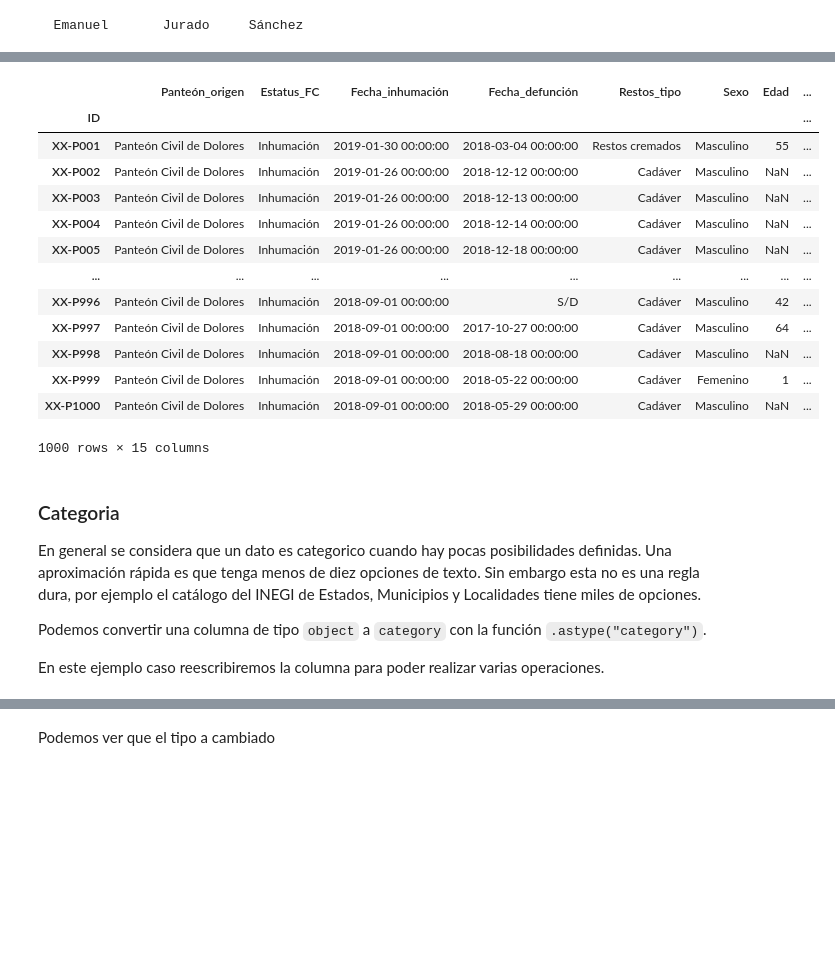
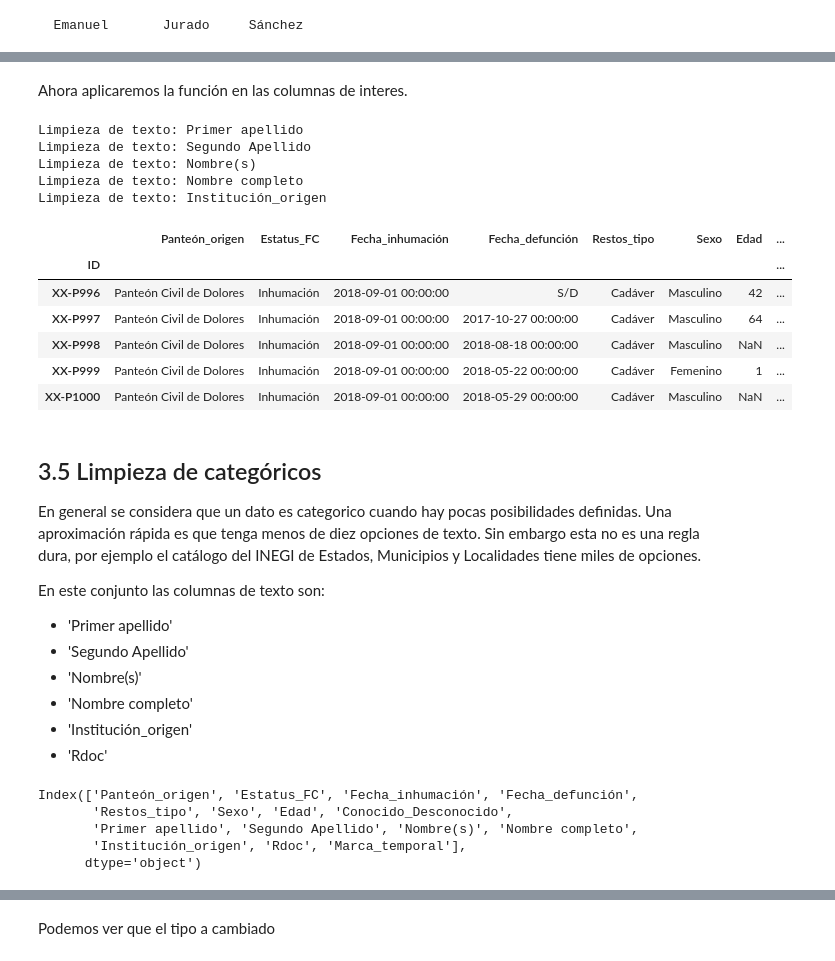
Before and after one commit to mar-esther23/CursoPandas2023, a Jupyter notebook: CP4-Limpieza.ipynb, the cells around one changed output, grey strips where cells are left out. Saved outputs shown, nothing was run; the diff lists cells and outputs as text; code cells hidden in the pictures; blank space fills up the shorter version.

Commit message:
Limpieza de datos (2/2)

```diff
--- a/CP4-Limpieza.ipynb
+++ b/CP4-Limpieza.ipynb
@@ -463,9 +490,8 @@ replace_str = {'  ':'',
 # esto es solo por ejemplo
 
 for col in col_str:
+    print('Remplazando columna:', col)
     df[col] = df[col].replace(replace_str)
-
-for col in col_str:
-    print(col)
+    # veamos los cinco valores mas comunes de la columna despúes de la sustitución
     display( df[col].value_counts(dropna=False).index.tolist()[0:5] )
 # %% [output]
@@ -578,11 +639,13 @@ texto.strip()
 # %%
 def limpiar_texto(s):
     # checar el tipo
-    if type(s)==str:
+    if type(s)==str: # esto solo se ejecutará si es un string
         ### aqui agrega tus pasos de limpieza
         s = unidecode(s) #quitar acento
         s = ' '.join( s.split() ) #quitar espacios extra
-        s = s.title()
+        s = s.title() #primera letra en mayuscula
+    else: # esto se ejecutará si NO es un string
+        s = s #devolveremos la entrada sin modificaciones, pero puedes cambiar esto
     return s
 
 limpiar_texto(texto)
@@ -608,19 +654,20 @@ z
+# %% [markdown]
+Ahora aplicaremos la función en las columnas de interes.
 # %%
 for col in col_str:
+    print('Limpieza de texto:', col)
     df[col] = df[col].apply( limpiar_texto )
-df
+df.tail()
 # %% [output]
+Limpieza de texto: Primer apellido
+Limpieza de texto: Segundo Apellido
+Limpieza de texto: Nombre(s)
+Limpieza de texto: Nombre completo
+Limpieza de texto: Institución_origen
 |  | Panteón_origen | Estatus_FC | Fecha_inhumación | Fecha_defunción | Restos_tipo | Sexo | Edad | ... |
 | ID |  |  |  |  |  |  |  | ... |
-| XX-P001 | Panteón Civil de Dolores | Inhumación | 2019-01-30 00:00:00 | 2018-03-04 00:00:00 | Restos cremados | Masculino | 55 | ... |
-| XX-P002 | Panteón Civil de Dolores | Inhumación | 2019-01-26 00:00:00 | 2018-12-12 00:00:00 | Cadáver | Masculino | NaN | ... |
-| XX-P003 | Panteón Civil de Dolores | Inhumación | 2019-01-26 00:00:00 | 2018-12-13 00:00:00 | Cadáver | Masculino | NaN | ... |
-| XX-P004 | Panteón Civil de Dolores | Inhumación | 2019-01-26 00:00:00 | 2018-12-14 00:00:00 | Cadáver | Masculino | NaN | ... |
-| XX-P005 | Panteón Civil de Dolores | Inhumación | 2019-01-26 00:00:00 | 2018-12-18 00:00:00 | Cadáver | Masculino | NaN | ... |
-| ... | ... | ... | ... | ... | ... | ... | ... | ... |
 | XX-P996 | Panteón Civil de Dolores | Inhumación | 2018-09-01 00:00:00 | S/D | Cadáver | Masculino | 42 | ... |
 | XX-P997 | Panteón Civil de Dolores | Inhumación | 2018-09-01 00:00:00 | 2017-10-27 00:00:00 | Cadáver | Masculino | 64 | ... |
 | XX-P998 | Panteón Civil de Dolores | Inhumación | 2018-09-01 00:00:00 | 2018-08-18 00:00:00 | Cadáver | Masculino | NaN | ... |
 | XX-P999 | Panteón Civil de Dolores | Inhumación | 2018-09-01 00:00:00 | 2018-05-22 00:00:00 | Cadáver | Femenino | 1 | ... |
 | XX-P1000 | Panteón Civil de Dolores | Inhumación | 2018-09-01 00:00:00 | 2018-05-29 00:00:00 | Cadáver | Masculino | NaN | ... |
-1000 rows × 15 columns
@@ -630,8 +674,13 @@ df.to_csv(out_file)
 # %% [markdown]
-### Categoria
+## 3.5 Limpieza de categóricos
 
 En general se considera que un dato es categorico cuando hay pocas posibilidades definidas. Una aproximación rápida es que tenga menos de diez opciones de texto. Sin embargo esta no es una regla dura, por ejemplo el catálogo del INEGI de Estados, Municipios y Localidades tiene miles de opciones.
 
-Podemos convertir una columna de tipo `object` a `category` con la función `.astype("category")`.
 
-En este ejemplo caso reescribiremos la columna para poder realizar varias operaciones.
+En este conjunto las columnas de texto son:
+* 'Primer apellido'
+* 'Segundo Apellido'
+* 'Nombre(s)'
+* 'Nombre completo'
+* 'Institución_origen'
+* 'Rdoc'
@@ -640,0 +687,8 @@ df['Restos_tipo']
+# %%
+df.columns
+# %% [output]
+Index(['Panteón_origen', 'Estatus_FC', 'Fecha_inhumación', 'Fecha_defunción',
+       'Restos_tipo', 'Sexo', 'Edad', 'Conocido_Desconocido',
+       'Primer apellido', 'Segundo Apellido', 'Nombre(s)', 'Nombre completo',
+       'Institución_origen', 'Rdoc', 'Marca_temporal'],
+      dtype='object')
```
Also changed, not shown: parts of 163 cells of this notebook, 1 other file.
